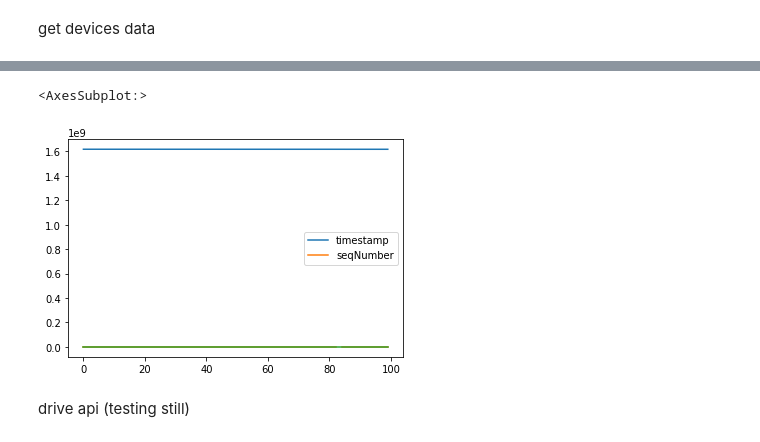
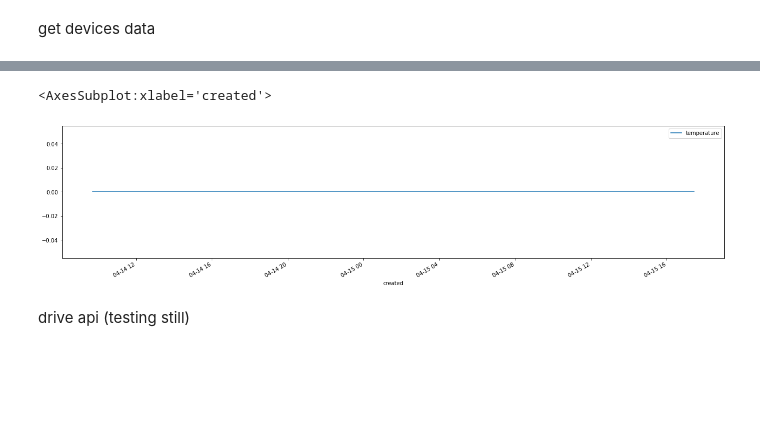
Before and after one commit to phyti1/ds_p4_kompotoi, a Jupyter notebook: Data_aquisition.ipynb, the cells around one changed output, grey strips where cells are left out. Cells and saved outputs as stored; diff of their text form; code cells hidden in the pictures; blank space fills up the shorter version.

```diff
--- a/Data_aquisition.ipynb
+++ b/Data_aquisition.ipynb
@@ -150,9 +150,15 @@ message_data
 100 rows × 13 columns
-# %%
-message_data.plot()
-# %% [output]
-<AxesSubplot:>
-[figure, removed]
+# %%
+message_data['created'] = pd.to_datetime(message_data['created'])
+message_data['counter'] = message_data['counter'].astype(float)
+# %%
+message_data_rc = message_data[message_data['action'] == 'reed_counter']
+# %%
+#message_data_rc.plot(x='created', y='counter', figsize=(22, 5))
+message_data_rc.plot(x='created', y='temperature', figsize=(22, 5))
+# %% [output]
+<AxesSubplot:xlabel='created'>
+[figure, added]
 # %% [markdown]
 drive api (testing still)
 # %%
```
Also changed, not shown: parts of 5 cells of this notebook.
